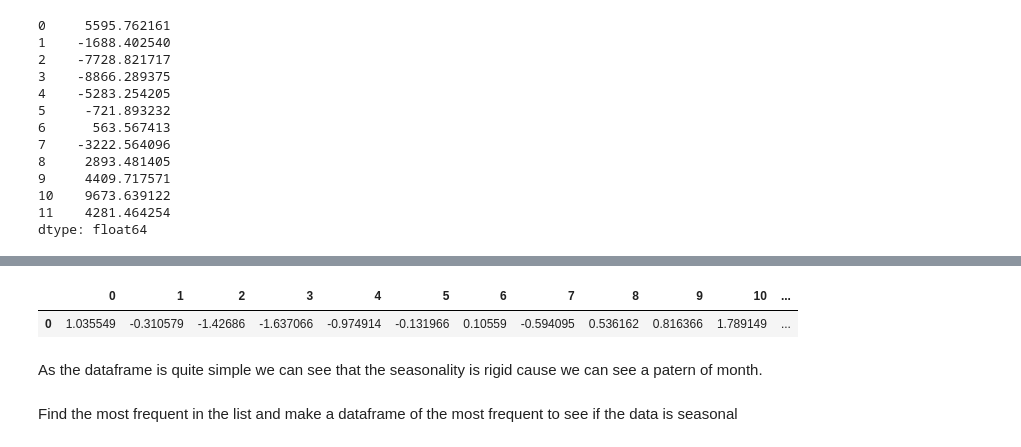
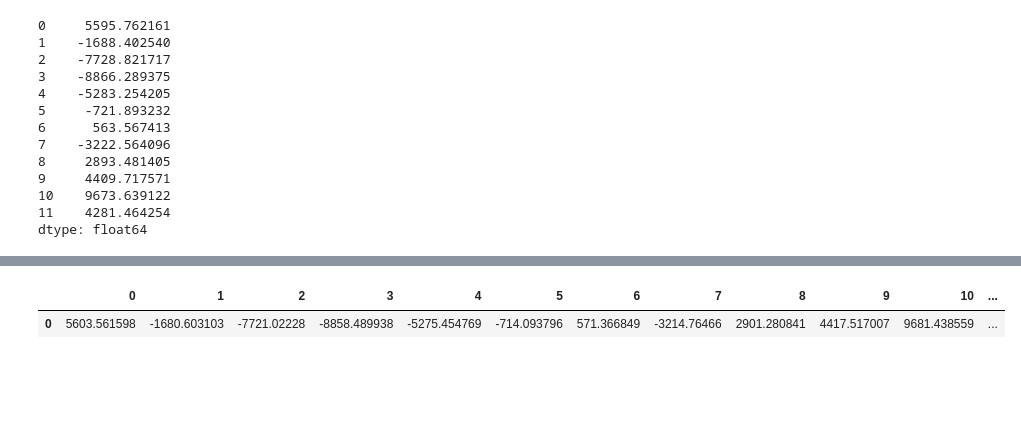
Before and after one commit to RPegoud/TimeSeries, a Jupyter notebook: TimeSeries_Mat_Ryan.ipynb, the cells around one changed output, grey strips where cells are left out. Cells and saved outputs as stored; diff of their text form; code cells hidden in the pictures; blank space fills up the shorter version.

```diff
--- a/TimeSeries.ipynb
+++ b/TimeSeries_Mat_Ryan.ipynb
@@ -227,3 +255,9 @@ dtype: float64
 # %%
 mean_diff = np.mean(monthly_mean)
 std_diff = np.std(monthly_mean)
+
+standardized = np.subtract(monthly_mean, mean_diff)
+
+plt.plot(standardized)
+plt.title('Monthly seasonal components with mean 0')
+plt.show()
@@ -230,3 +265,0 @@ std_diff = np.std(monthly_mean)
-# %%
-standardized = np.divide(np.subtract(monthly_mean, mean_diff), std_diff)
-plt.plot(standardized)
@@ -236,9 +266,6 @@ plt.plot(standardized)
 # %%
-pd.DataFrame(standardized).T
+standard_df = pd.DataFrame(standardized)
+standard_df.T
 # %% [output]
 |  | 0 | 1 | 2 | 3 | 4 | 5 | 6 | 7 | 8 | 9 | 10 | ... |
-| 0 | 1.035549 | -0.310579 | -1.42686 | -1.637066 | -0.974914 | -0.131966 | 0.10559 | -0.594095 | 0.536162 | 0.816366 | 1.789149 | ... |
+| 0 | 5603.561598 | -1680.603103 | -7721.02228 | -8858.489938 | -5275.454769 | -714.093796 | 571.366849 | -3214.76466 | 2901.280841 | 4417.517007 | 9681.438559 | ... |
-# %% [markdown]
-As the dataframe is quite simple we can see that the seasonality is rigid cause we can see a patern of month.
-# %% [markdown]
-Find the most frequent in the list and make a dataframe of the most frequent to see if the data is seasonal
```
Also changed, not shown: parts of 26 cells of this notebook.
